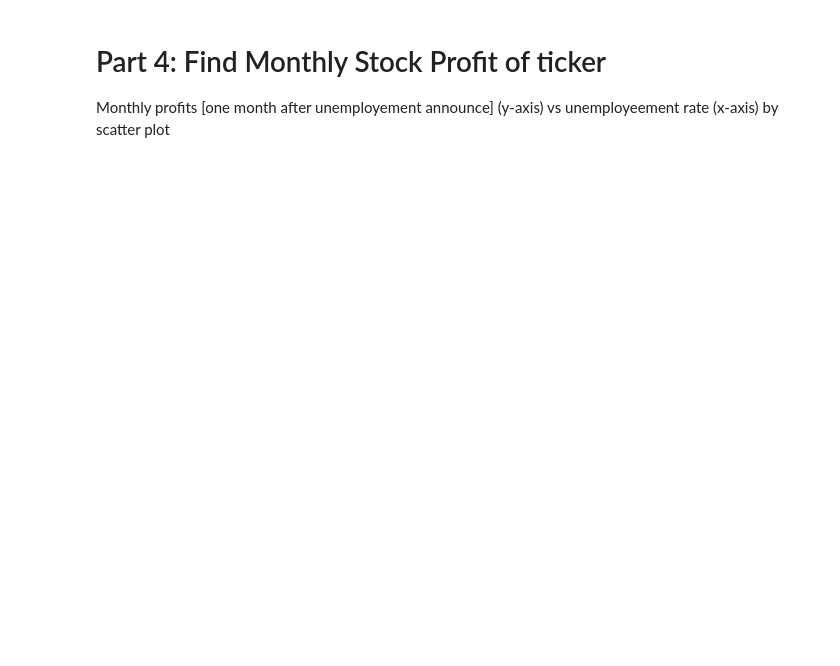
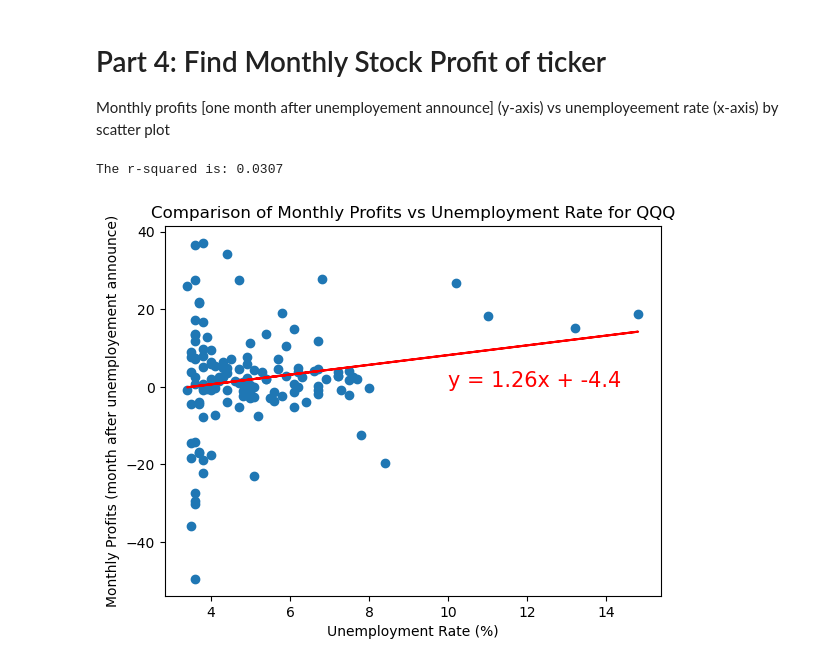
Before and after one commit to OwenNam001/project1_group1, a Jupyter notebook: StockAnalysis/Monthly_Unemployement_YS.ipynb, the cells around one changed output. Saved outputs shown, nothing was run; the diff lists cells and outputs as text; code cells hidden in the pictures; blank space fills up the shorter version.

```diff
--- a/StockAnalysis/Monthly_Unemployement_YS.ipynb
+++ b/StockAnalysis/Monthly_Unemployement_YS.ipynb
@@ -211,24 +215,27 @@ ticker_month_after_df = ticker_df.rename(columns={'Month':'Month After'})
 # %%
 # Combine both data frames
 combined_df = pd.merge(ticker_month_after_df, unemployment_month_after_df, how='inner', on=['Year','Month After'])
 
 # Add the linear regression equation and line to plot
 x_values = combined_df['Rate']
 y_values = combined_df['Monthly Profits']
 (slope, intercept, rvalue, pvalue, stderr) = linregress(x_values, y_values)
 regress_values = x_values * slope + intercept
 line_eq = "y = " + str(round(slope,2)) + "x + " + str(round(intercept,2))
 plt.scatter(x_values,y_values)
 plt.plot(x_values,regress_values,"r-")
 
 # Adjust the annotated location as required
-plt.annotate(line_eq,(10,-100),fontsize=15,color="red")
+plt.annotate(line_eq,(10,-0),fontsize=15,color="red")
 plt.xlabel('Unemployment Rate (%)')
-plt.ylabel('Monthly Profits (same month with unemployement announce)')
+plt.ylabel('Monthly Profits (month after unemployement announce)')
 plt.title(f'Comparison of Monthly Profits vs Unemployment Rate for {symbol}')
 
 # Print the r squared value
 print(f"The r-squared is: {round(rvalue**2, 4)}")
 
 # Show plot
 plt.show()
+# %% [output]
+The r-squared is: 0.0307
+[figure, added]
```
Also changed, not shown: parts of 4 cells of this notebook.
